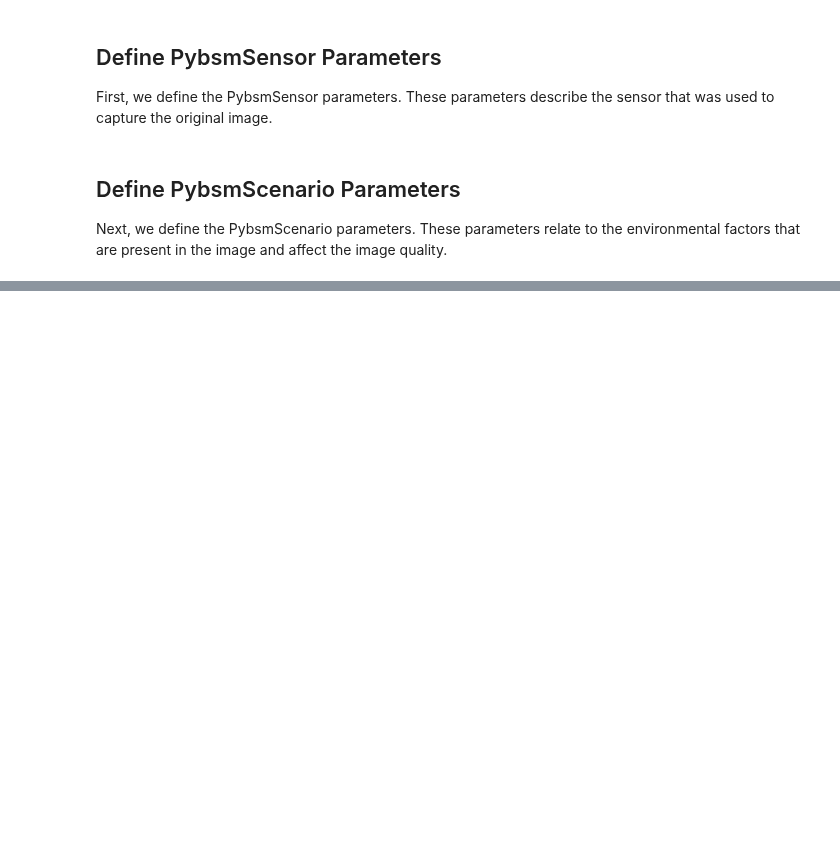
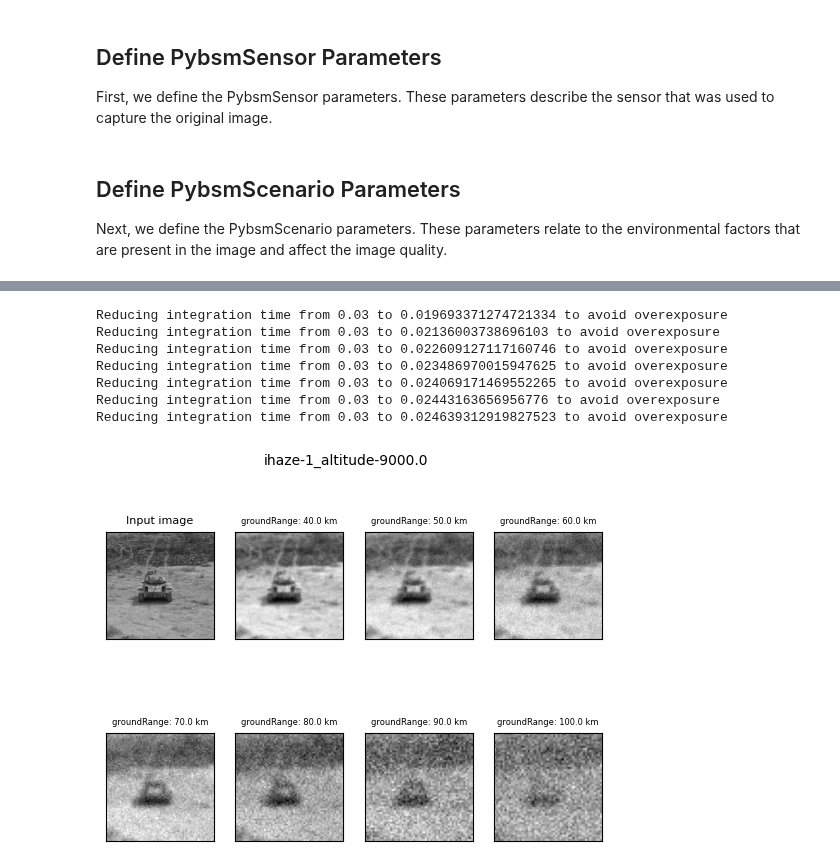
Before and after one commit to Kitware/nrtk, a Jupyter notebook: examples/pybsm/pybsm_test.ipynb, the cells around one changed output, grey strips where cells are left out. Drawn from its saved outputs; the diff is of its cells as text; code cells hidden in the pictures; blank space fills up the shorter version.

Commit message:
Add visualization for pybsm_test

```diff
--- a/examples/pybsm/pybsm_test.ipynb
+++ b/examples/pybsm/pybsm_test.ipynb
@@ -58,6 +61,7 @@ if not os.path.isfile(img_path):
     _ = urllib.request.urlretrieve(url, img_path)
 
 imgfile = './data/M-41 Walker Bulldog (USA) width 319cm height 272cm.tiff'
+image = np.asarray(Image.open(imgfile))
 
 name = 'L32511x'
 
@@ -126,7 +130,7 @@ Next, we define the PybsmScenario parameters. These parameters relate to the env
 #sensor altitude
 altitude=9000.0
 #range to target
-groundRange = 60000.0
+groundRange = 0.0
 
 scenario_name = 'niceday'
 #weather model
@@ -136,0 +145,34 @@ scenario.aircraftSpeed = 100.0 #ground speed in m/s
+# %%
+from nrtk.impls.perturb_image_factory.pybsm import CustomPybsmPerturbImageFactory
+
+ground_range = np.arange(0, 101e3, 10e3)
+img_gsd = (3.19 / 160.0)
+perturber_factory = CustomPybsmPerturbImageFactory(sensor, scenario, theta_keys=['groundRange'], thetas=[ground_range])
+idx = 1
+plt.subplot(2, 4, 1)
+plt.title("Input image", fontdict={"fontsize": 8})
+plt.tick_params(left = False, right = False , labelleft = False , labelbottom = False, bottom = False)
+plt.imshow(image, cmap="gray")
+for ii in np.arange(4, ground_range.shape[0]):
+    idx += 1
+    plt.subplot(2, 4, idx)
+    plt.suptitle(
+        "ihaze-" + str(ihaze) + "_altitude-" + str(altitude), fontsize=10
+    )
+    plt.title(
+        "groundRange: " + str(ground_range[ii]/1000) + " km",
+        fontdict={"fontsize": 6},
+    )
+    img_out = perturber_factory[ii](image, {"img_gsd": img_gsd})
+    plt.tick_params(left = False, right = False , labelleft = False , labelbottom = False, bottom = False)
+    plt.imshow(img_out, cmap="gray")
+plt.show()
+# %% [output]
+Reducing integration time from 0.03 to 0.019693371274721334 to avoid overexposure
+Reducing integration time from 0.03 to 0.02136003738696103 to avoid overexposure
+Reducing integration time from 0.03 to 0.022609127117160746 to avoid overexposure
+Reducing integration time from 0.03 to 0.023486970015947625 to avoid overexposure
+Reducing integration time from 0.03 to 0.024069171469552265 to avoid overexposure
+Reducing integration time from 0.03 to 0.02443163656956776 to avoid overexposure
+Reducing integration time from 0.03 to 0.024639312919827523 to avoid overexposure
+[figure, added]
```
Also changed, not shown: parts of 4 cells of this notebook, 4 other files.
